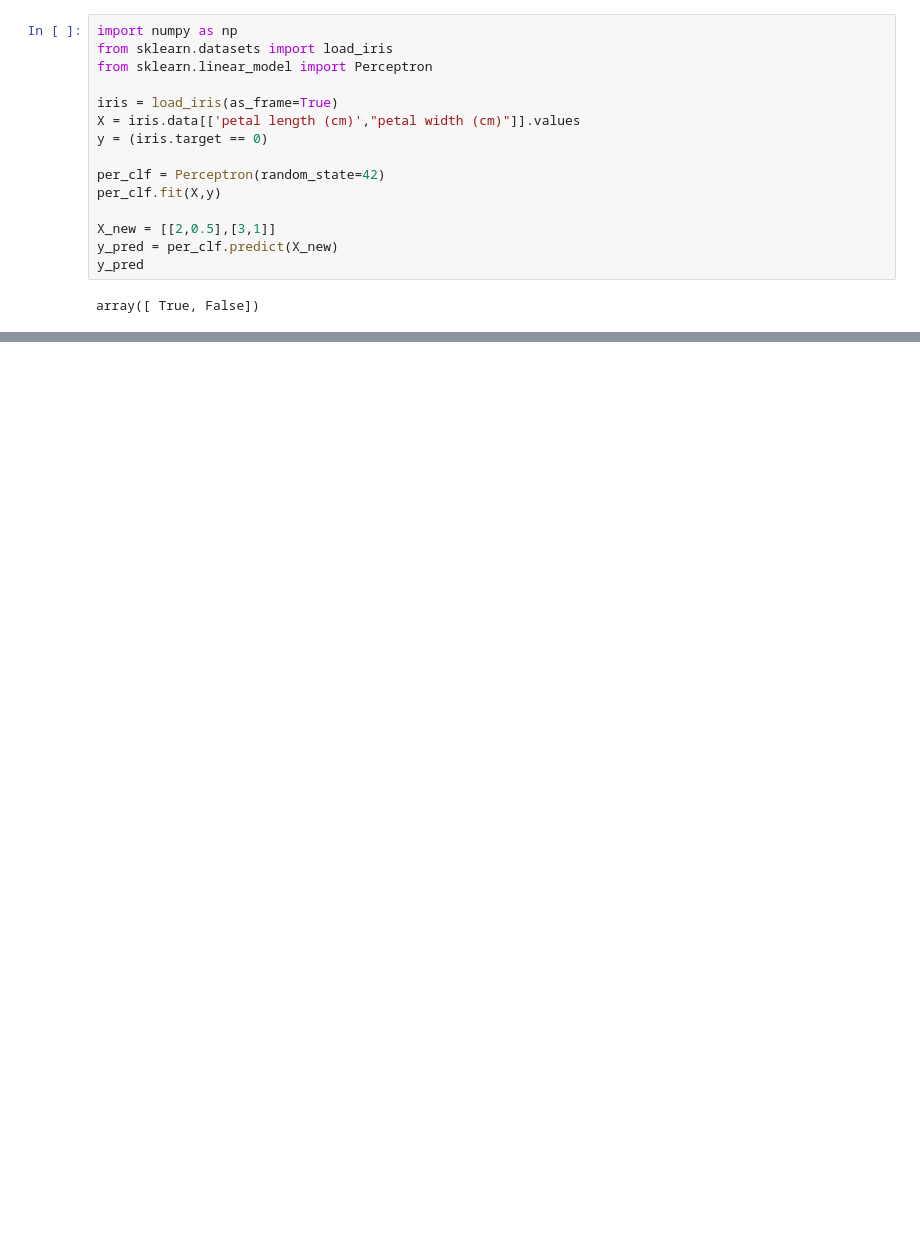
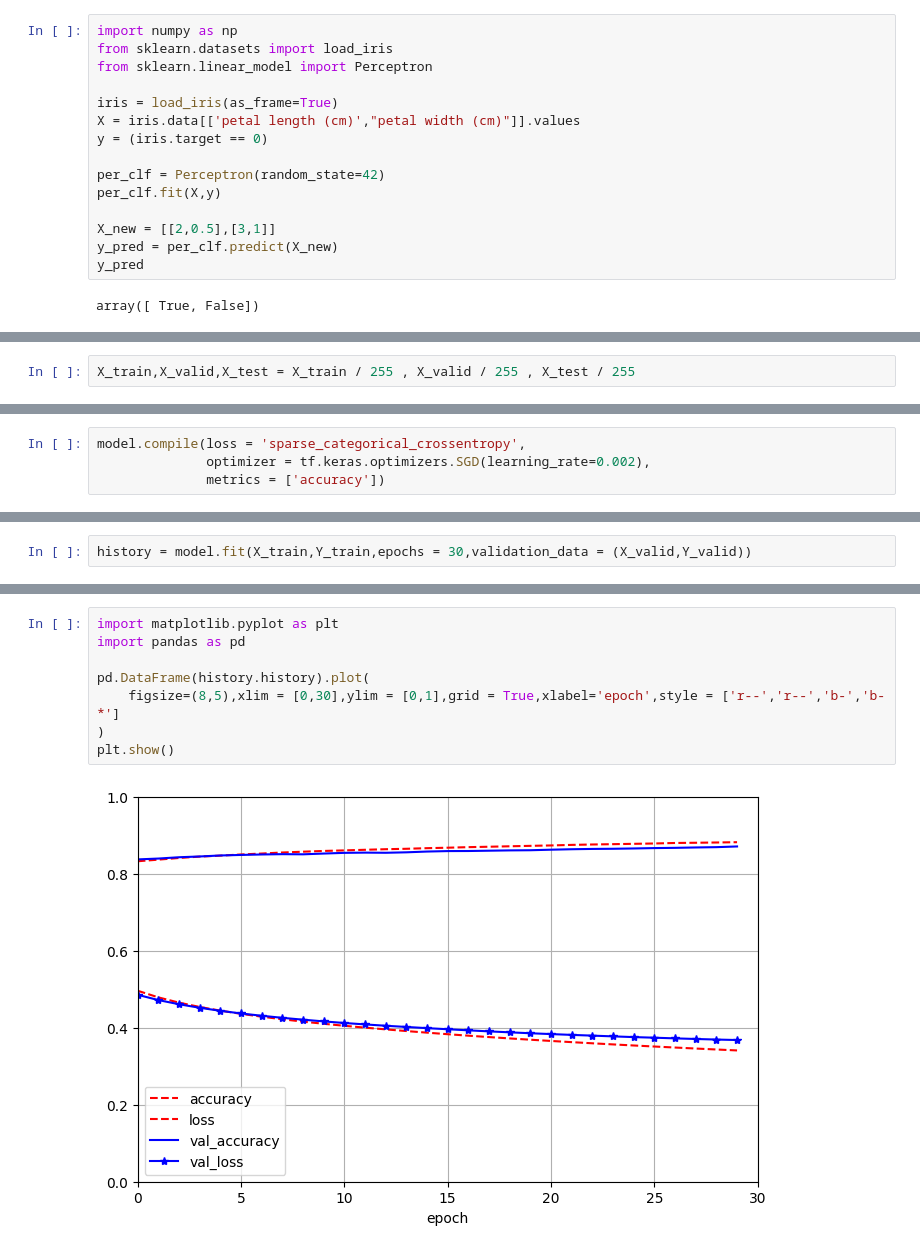
Before and after one commit to akshatkhatri/Machine_learning_playground, a Jupyter notebook: Chapter_10_geron/ann.ipynb, the cells around one changed output, grey strips where cells are left out. Drawn from its saved outputs; the diff is of its cells as text; blank space fills up the shorter version.

```diff
--- a/Chapter_10_geron/ann.ipynb
+++ b/Chapter_10_geron/ann.ipynb
@@ -37,0 +51,2 @@ rmse
+# %%
+X_train,X_valid,X_test = X_train / 255 , X_valid / 255 , X_test / 255
@@ -37,0 +152,4 @@ rmse
+# %%
+model.compile(loss = 'sparse_categorical_crossentropy',
+              optimizer = tf.keras.optimizers.SGD(learning_rate=0.002),
+              metrics = ['accuracy'])
@@ -37,0 +162,2 @@ rmse
+# %%
+history = model.fit(X_train,Y_train,epochs = 30,validation_data = (X_valid,Y_valid))
@@ -37,0 +226,10 @@ rmse
+# %%
+import matplotlib.pyplot as plt
+import pandas as pd
+
+pd.DataFrame(history.history).plot(
+    figsize=(8,5),xlim = [0,30],ylim = [0,1],grid = True,xlabel='epoch',style = ['r--','r--','b-','b-*']
+)
+plt.show()
+# %% [output]
+[figure, added]
```
Also changed, not shown: parts of 30 cells of this notebook, 1 other file.
